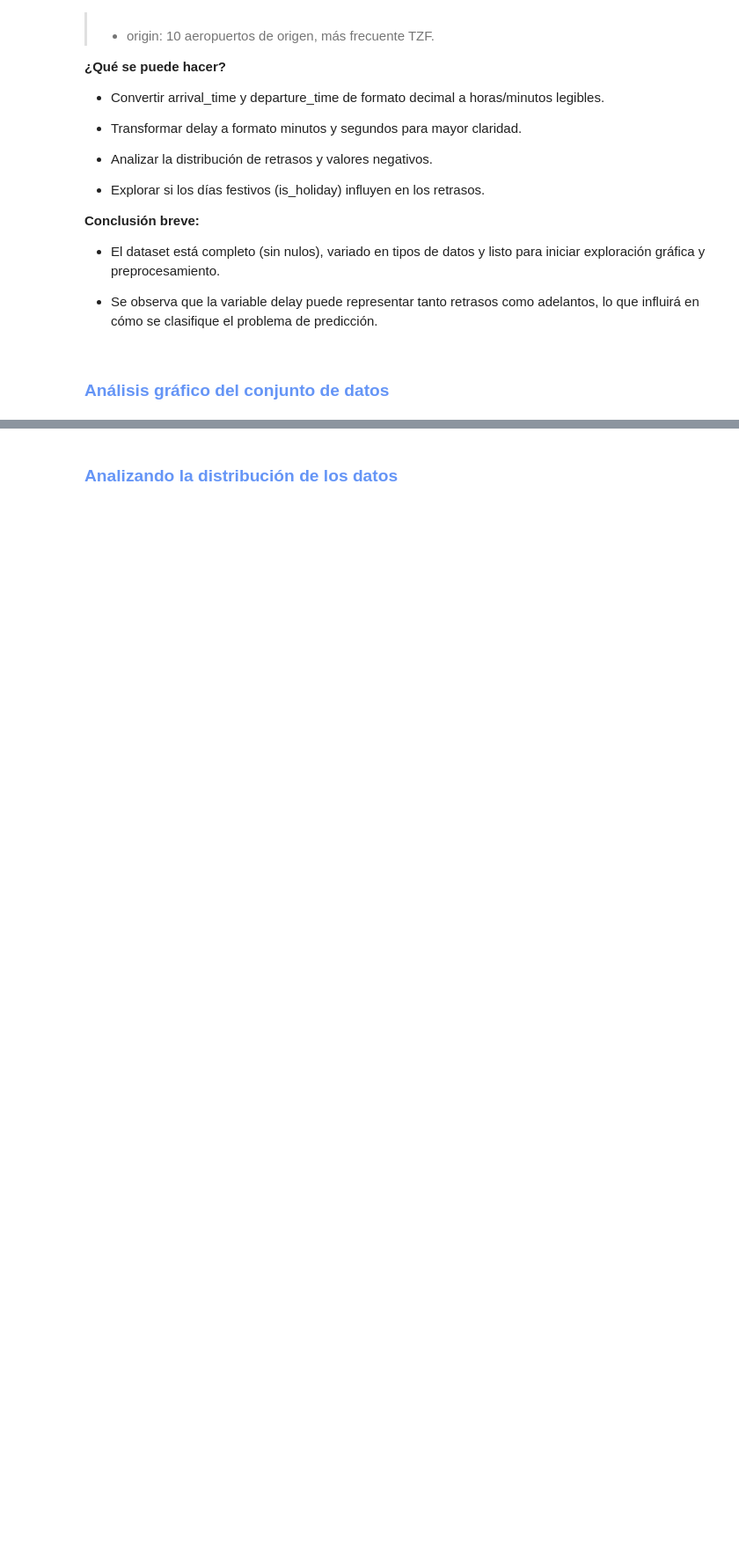
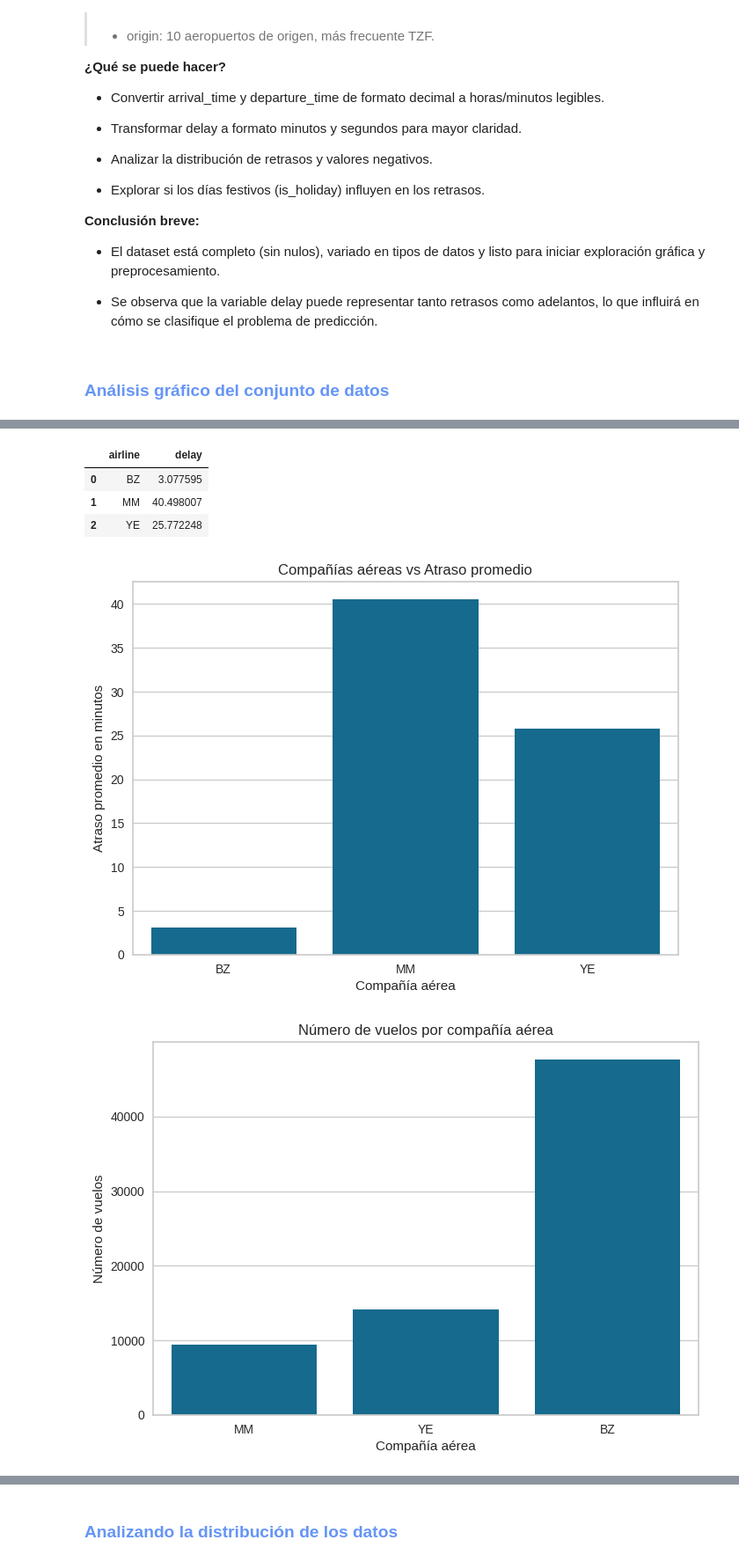
Before and after one commit to DanielRaiicHu/optimizacion_aeroportuaria, a Jupyter notebook: optimizacion_aeroportuaria.ipynb, the cells around one changed output, grey strips where cells are left out. Shown at 88% size. Saved outputs shown, nothing was run; the diff lists cells and outputs as text; code cells hidden in the pictures; blank space fills up the shorter version.

```diff
--- a/optimizacion_aeroportuaria.ipynb
+++ b/optimizacion_aeroportuaria.ipynb
@@ -183,0 +200,32 @@ datos.describe(include = 'O')
+# %%
+# .reset_index() convierte el índice (airline) en columna normal.
+
+# Si queremos el resultado como DataFrame y no como índice:
+datos.groupby('airline')['delay'].mean().reset_index()
+# %% [output]
+|  | airline | delay |
+| 0 | BZ | 3.077595 |
+| 1 | MM | 40.498007 |
+| 2 | YE | 25.772248 |
+# %%
+# Creamos un DataFrame con el retraso promedio por aerolínea
+avg_delay = datos.groupby('airline')['delay'].mean().reset_index() # average delay o  promedio de retraso
+
+# Gráfico de barras: aerolínea vs retraso promedio
+sns.barplot(x='airline', y='delay', data= avg_delay)
+plt.title('Compañías aéreas vs Atraso promedio')
+plt.xlabel('Compañía aérea')
+plt.ylabel('Atraso promedio en minutos')
+plt.show()
+
+print('\n')
+
+# Gráfico de barras de cantidad de vuelos por aerolínea
+sns.countplot(data=datos, x='airline')
+plt.title('Número de vuelos por compañía aérea')
+plt.xlabel('Compañía aérea')
+plt.ylabel('Número de vuelos')
+plt.show()
+# %% [output]
+[figure, added]
+[figure, added]
```
Also changed, not shown: parts of 23 cells of this notebook.
